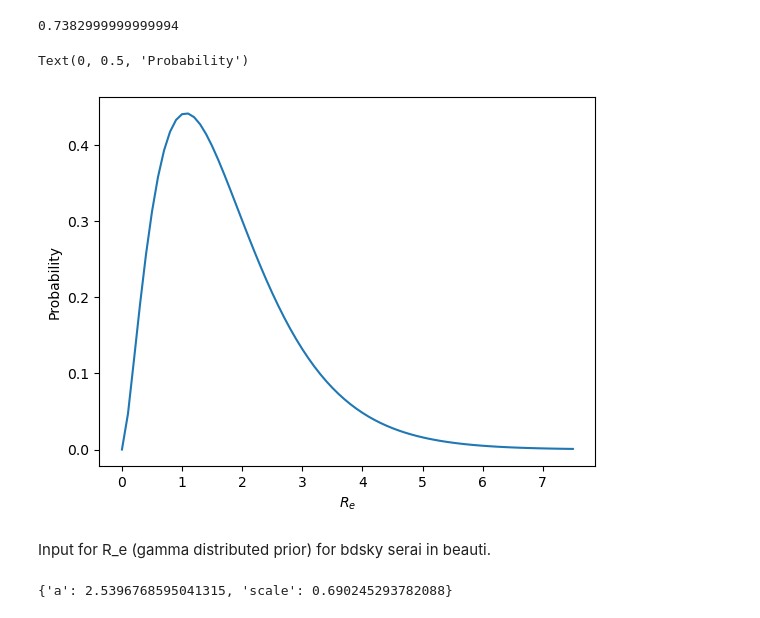
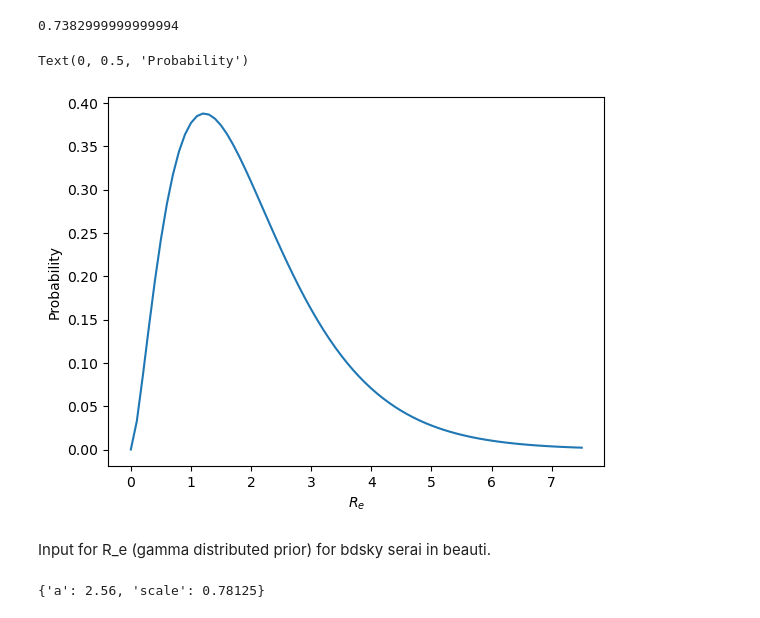
Before and after one commit to m-d-grunnill/BEAST_pype, a Jupyter notebook: template_beast_xmls/Measles/Description_of_priors_in_templates.ipynb, the cells around one changed output. Cells and saved outputs as stored; diff of their text form; code cells hidden in the pictures.

```diff
--- a/template_beast_xmls/Measles/Description_of_priors_in_templates.ipynb
+++ b/template_beast_xmls/Measles/Description_of_priors_in_templates.ipynb
@@ -249,24 +249,24 @@ Re_min
 # %% [output]
 0.7382999999999994
 # %%
-re_gamma_fit =  gamma_from_mean(1.753, sd=1.1)
+re_gamma_fit =  gamma_from_mean(2, sd=1.25)
 min_range = 0
 max_range = 7.5
 step = 0.1
 xrange = np.arange(min_range, max_range + step, step=step)
 probabilities = gamma.pdf(x=xrange, **re_gamma_fit)
 fig = plt.plot(xrange, probabilities)
 plt.xlabel('$R_e$')
 plt.ylabel('Probability')
 # %% [output]
 Text(0, 0.5, 'Probability')
-[figure, old version]
+[figure, new version]
 # %% [markdown]
 Input for R_e (gamma distributed prior) for bdsky serai in beauti.
 # %%
 re_gamma_fit
 # %% [output]
-{'a': 2.5396768595041315, 'scale': 0.690245293782088}
+{'a': 2.56, 'scale': 0.78125}
 # %% [markdown]
 ## Sampling Proportion
 
```
Also changed, not shown: 12 other files.
